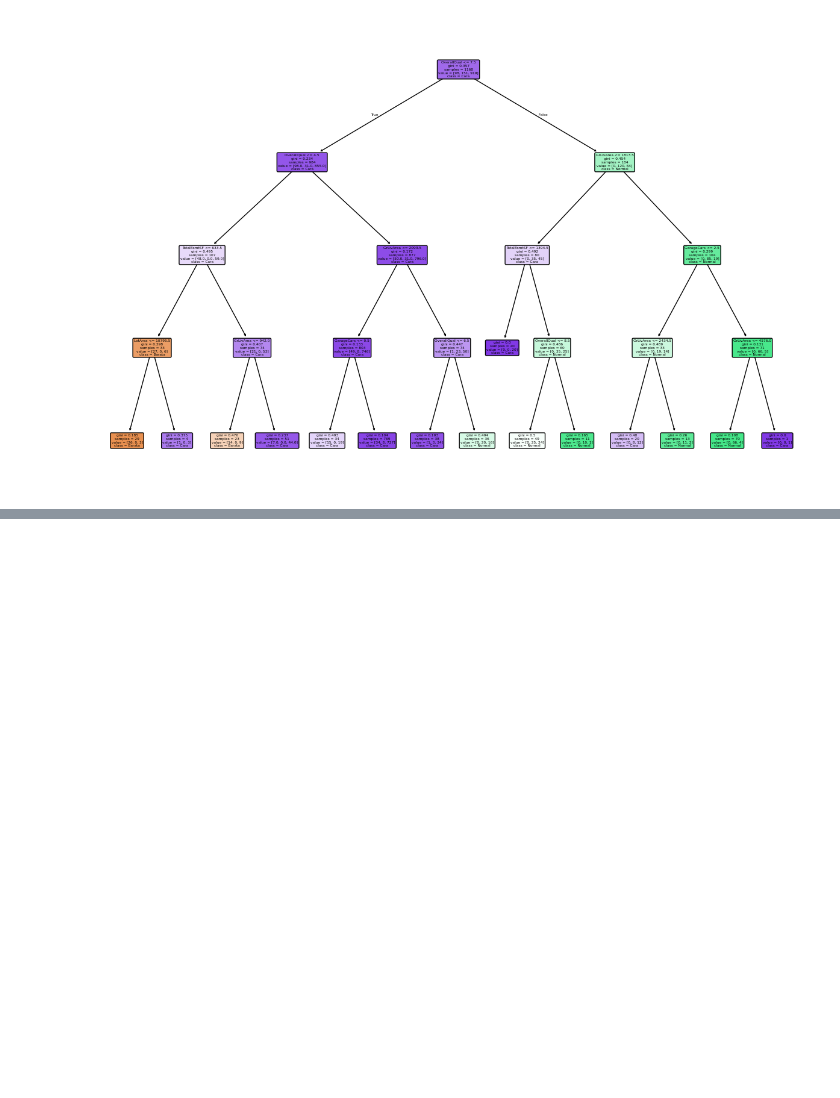
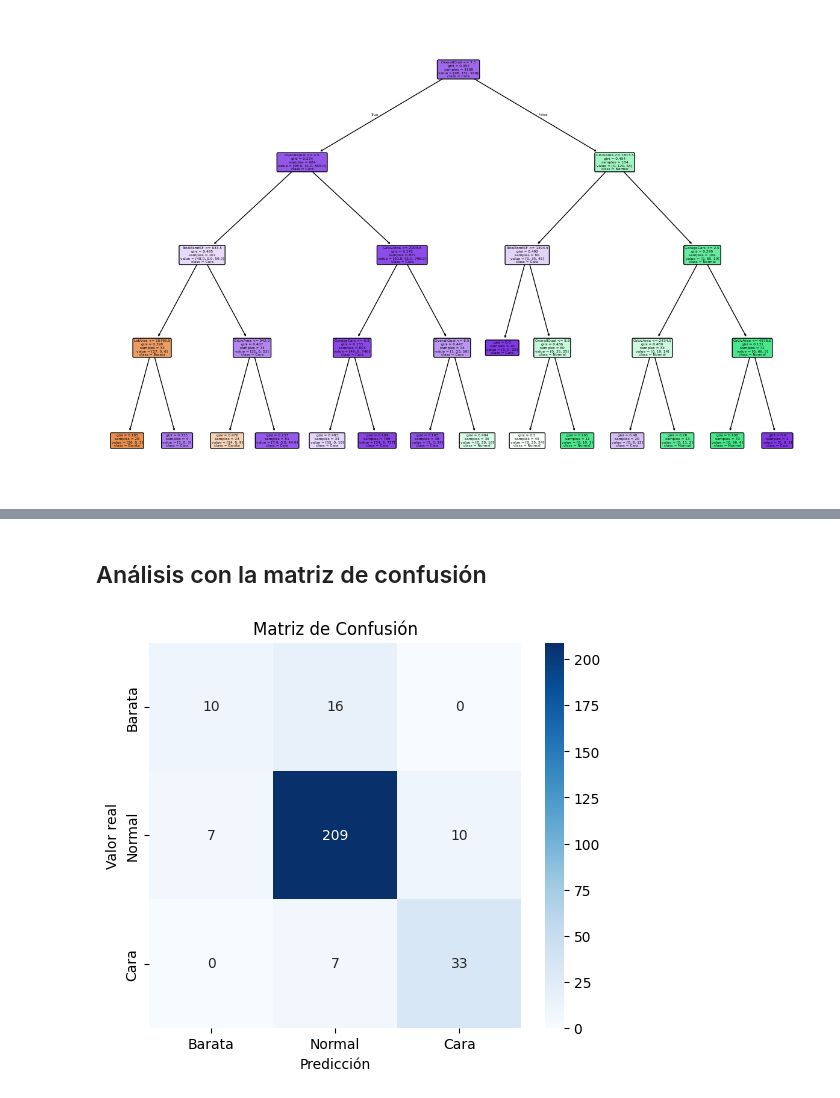
Before and after one commit to DiegoGarV/HDT4-DB2, a Jupyter notebook: clasification_tree.ipynb, the cells around one changed output, grey strips where cells are left out. Saved outputs shown, nothing was run; the diff lists cells and outputs as text; code cells hidden in the pictures; blank space fills up the shorter version.

Commit message:
feat: confusion matrix and model evaluation

```diff
--- a/clasification_tree.ipynb
+++ b/clasification_tree.ipynb
@@ -106,0 +113,6 @@ plt.show()
+# %%
+
+y_pred = modelo.predict(X_test)
+
+print("Reporte de clasificación:")
+print(classification_report(y_test, y_pred))
@@ -106,0 +136,14 @@ plt.show()
+# %% [markdown]
+## Análisis con la matriz de confusión
+# %%
+
+conf_matrix = confusion_matrix(y_test, y_pred, labels=["Barata", "Normal", "Cara"])
+
+plt.figure(figsize=(6, 5))
+sns.heatmap(conf_matrix, annot=True, fmt="d", cmap="Blues", xticklabels=["Barata", "Normal", "Cara"], yticklabels=["Barata", "Normal", "Cara"])
+plt.xlabel("Predicción")
+plt.ylabel("Valor real")
+plt.title("Matriz de Confusión")
+plt.show()
+# %% [output]
+[figure, added]
```
Also changed, not shown: parts of 5 cells of this notebook.
